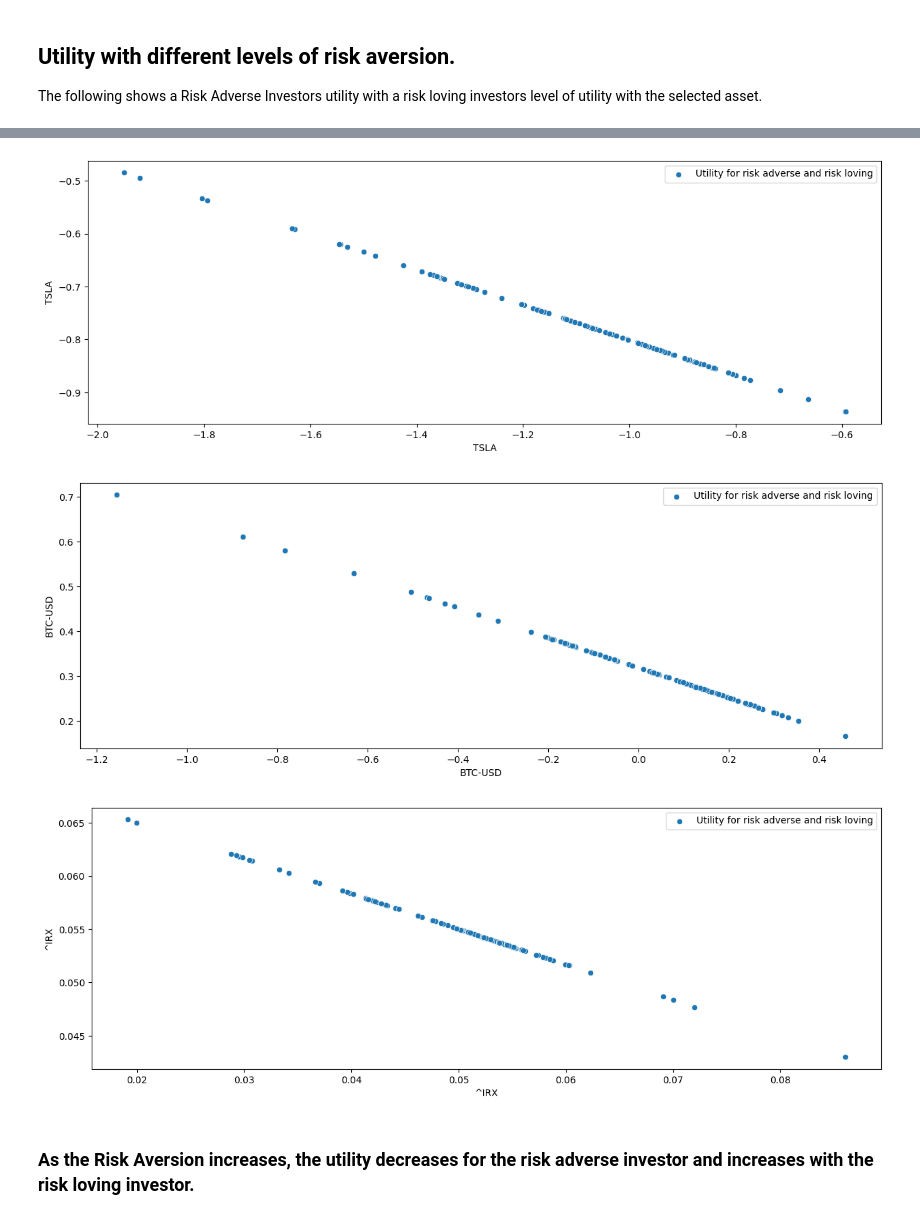
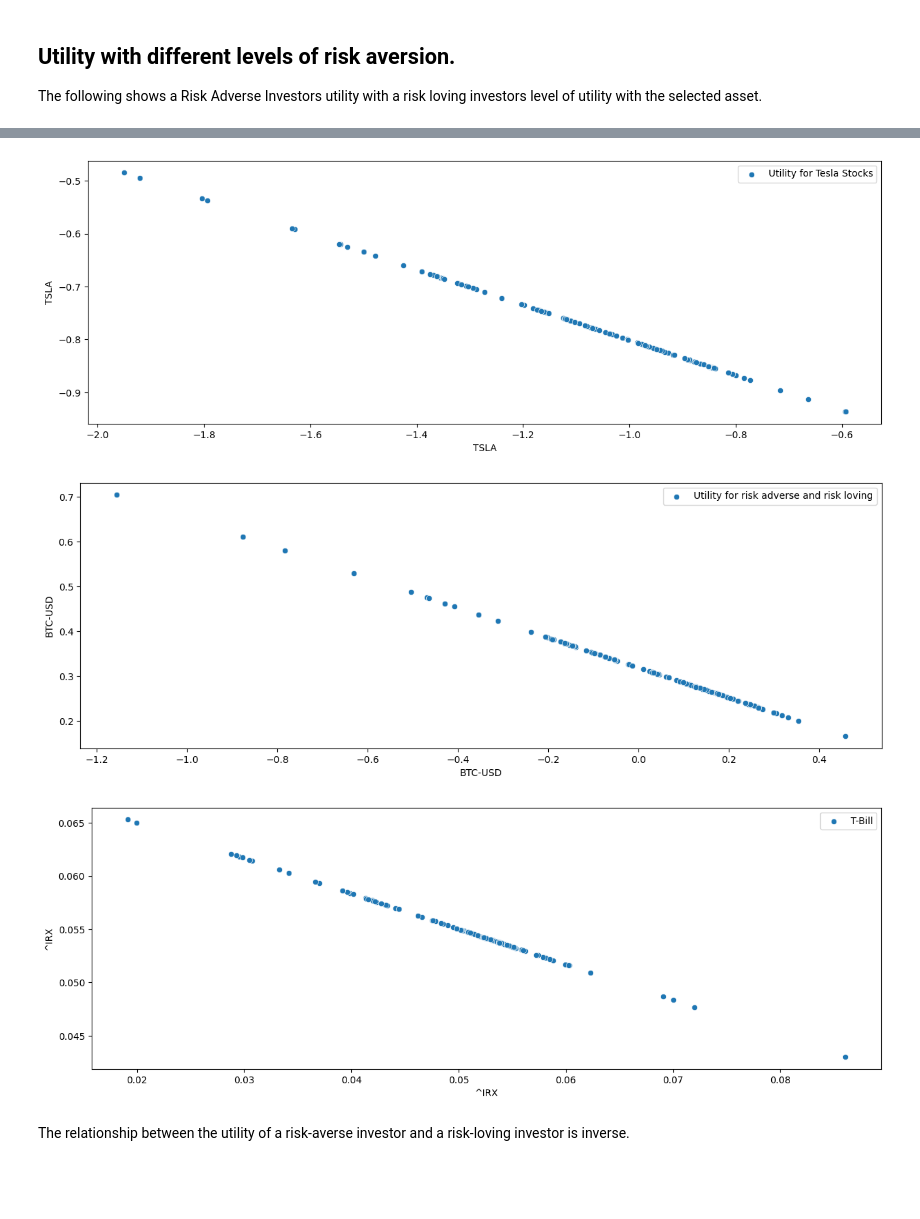
Before and after one commit to nickkats1/Financial-Mathematical-Models, a Jupyter notebook: notebooks/_utility.ipynb, the cells around one changed output, grey strips where cells are left out. Drawn from its saved outputs; the diff is of its cells as text; code cells hidden in the pictures; blank space fills up the shorter version.

```diff
--- a/notebooks/_utility.ipynb
+++ b/notebooks/_utility.ipynb
@@ -44,31 +46,50 @@ u_neutral = get_utility(all_prices, risk_aversion=0.0)
 The following shows a Risk Adverse Investors utility with a risk loving investors level of utility with the selected asset.
 # %%
 plt.figure(figsize=(15, 5))
-sns.scatterplot(x=u_adverse['AAL'],y=u_loving['AAL'], label="Utility for risk adverse and risk loving")
+sns.scatterplot(
+    x=u_adverse['AAL'],y=u_loving['AAL'], label="Utility for Apple Stocks."
+)
+plt.legend()
+plt.show()
+
+
+# risk
+plt.figure(figsize=(15, 5))
+sns.scatterplot(
+    x=u_adverse['AMZN'],
+    y=u_loving['AMZN'],
+    label="Utility for Amazon Stocks"
+)
 plt.legend()
 plt.show()
 
 
 plt.figure(figsize=(15, 5))
-sns.scatterplot(x=u_adverse['AMZN'],y=u_loving['AMZN'], label="Utility for risk adverse and risk loving")
+sns.scatterplot(
+    x=u_adverse['TSLA'],
+    y=u_loving['TSLA'],
+    label="Utility for Tesla Stocks"
+)
 plt.legend()
 plt.show()
 
 
 plt.figure(figsize=(15, 5))
-sns.scatterplot(x=u_adverse['TSLA'],y=u_loving['TSLA'], label="Utility for risk adverse and risk loving")
+sns.scatterplot(
+    x=u_adverse['BTC-USD'],
+    y=u_loving['BTC-USD'],
+    label="Utility for risk adverse and risk loving"
+)
 plt.legend()
 plt.show()
 
 
 plt.figure(figsize=(15, 5))
-sns.scatterplot(x=u_adverse['BTC-USD'],y=u_loving['BTC-USD'], label="Utility for risk adverse and risk loving")
+sns.scatterplot(
+    x=u_adverse["^IRX"],
+    y=u_loving["^IRX"],
+    label="T-Bill"
+)
 plt.legend()
 plt.show()
-
-
-plt.figure(figsize=(15, 5))
-sns.scatterplot(x=u_adverse["^IRX"],y=u_loving["^IRX"], label="Utility for risk adverse and risk loving")
-plt.legend()
-plt.show()
 # %% [output]
@@ -77,5 +98,5 @@ plt.show()
-[figure, old version]
+[figure, new version]
 [figure]
-[figure, old version]
+[figure, new version]
 # %% [markdown]
-### As the Risk Aversion increases, the utility decreases for the risk adverse investor and increases with the risk loving investor.
+The relationship between the utility of a risk-averse investor and a risk-loving investor is inverse.
```
Also changed, not shown: parts of 8 cells of this notebook, 25 other files.
